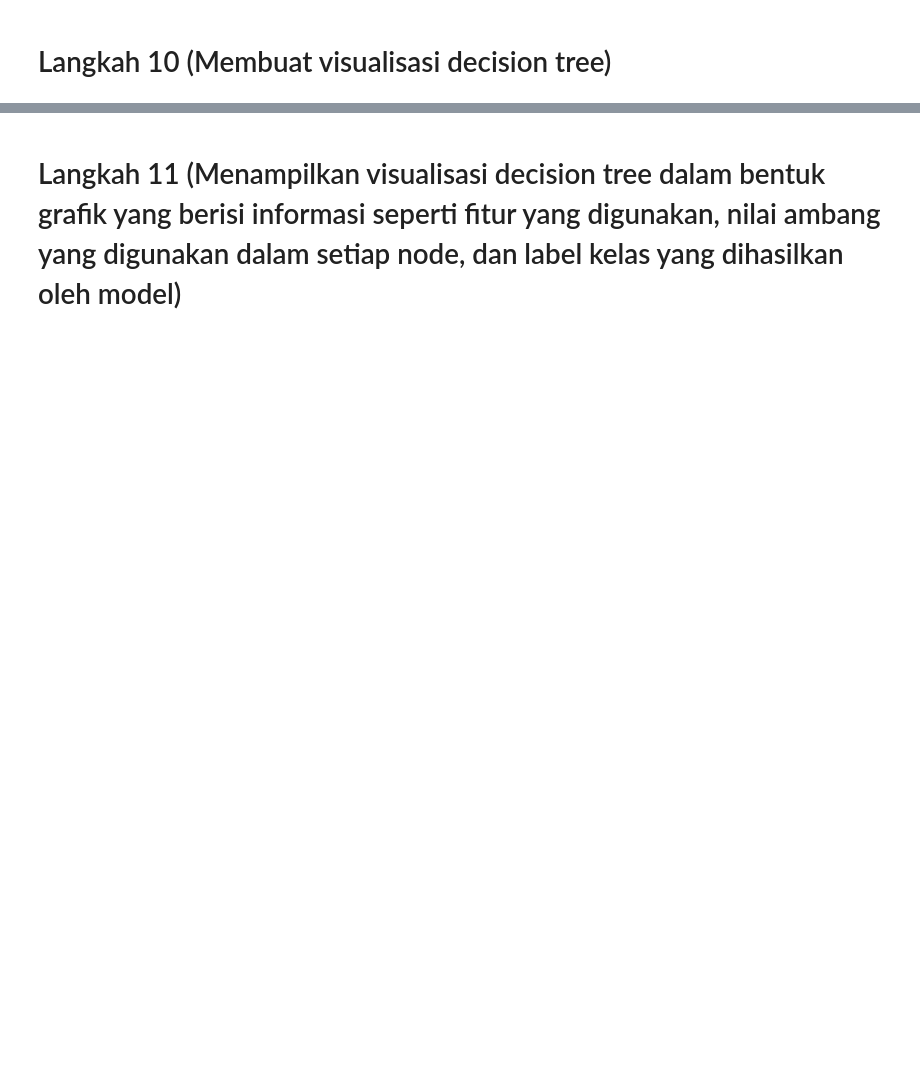
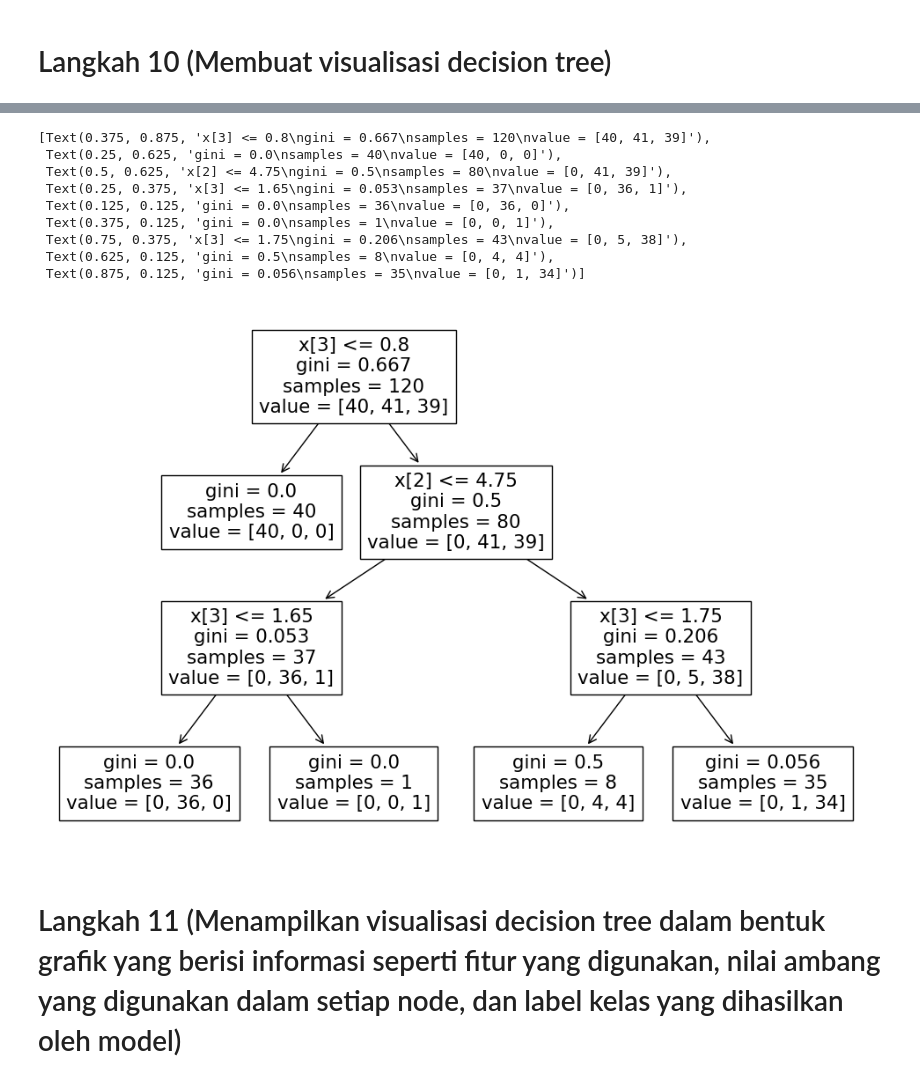
Before and after one commit to kusumagigih/PenambanganData, a Jupyter notebook: _sources/Tugas_DecisionTree.ipynb, the cells around one changed output, grey strips where cells are left out. Cells and saved outputs as stored; diff of their text form; code cells hidden in the pictures; blank space fills up the shorter version.

```diff
--- a/_sources/Tugas_DecisionTree.ipynb
+++ b/_sources/Tugas_DecisionTree.ipynb
@@ -43,0 +20,5 @@ y = df.iloc[:, -1]
+# %%
+df = pd.read_csv('https://raw.githubusercontent.com/kusumagigih/dataset/main/IrisDataset.csv')
+
+jumlah_baris = df.shape[0]
+df.head(jumlah_baris)
@@ -93,3 +85,6 @@ y = df_copy['variety']
+# %%
+X = df_copy[['sepal_length', 'sepal_width', 'petal_length', 'petal_width']]
+y = df_copy['species']
 # %% [markdown]
 # Langkah 8 (Membagi dataset menjadi data training dan data testing)
 # %%
@@ -105,5 +94 @@ X_train,X_test,y_train,y_test = train_test_split(X,y,test_size=0.2,random_state=
 # Langkah 9 (Membuat model decision tree)
-# %%
-from sklearn.tree import DecisionTreeClassifier, export_graphviz
-d3 = DecisionTreeClassifier()
-d3.fit(X_train, y_train)
@@ -111,0 +95,6 @@ DecisionTreeClassifier()
+# %%
+# membuat klasifikasi Decision Tree dengan kedalaman maksimum 3 dan kriteria pemisahan (splitting) Gini impurity.
+clf_gini = DecisionTreeClassifier(criterion="gini", max_depth=3, random_state=0)
+
+# memasukkan model
+clf_gini.fit(X_train, y_train)
@@ -122,3 +105,20 @@ graph
+# %%
+# membuat figure dengan ukuran 12x8 inch (atau sekitar 30x20 cm).
+plt.figure(figsize=(12,8))
+
+# embuat visualisasi decision tree
+tree.plot_tree(clf_gini.fit(X_train, y_train))
+# %% [output]
+[Text(0.375, 0.875, 'x[3] <= 0.8\ngini = 0.667\nsamples = 120\nvalue = [40, 41, 39]'),
+ Text(0.25, 0.625, 'gini = 0.0\nsamples = 40\nvalue = [40, 0, 0]'),
+ Text(0.5, 0.625, 'x[2] <= 4.75\ngini = 0.5\nsamples = 80\nvalue = [0, 41, 39]'),
+ Text(0.25, 0.375, 'x[3] <= 1.65\ngini = 0.053\nsamples = 37\nvalue = [0, 36, 1]'),
+ Text(0.125, 0.125, 'gini = 0.0\nsamples = 36\nvalue = [0, 36, 0]'),
+ Text(0.375, 0.125, 'gini = 0.0\nsamples = 1\nvalue = [0, 0, 1]'),
+ Text(0.75, 0.375, 'x[3] <= 1.75\ngini = 0.206\nsamples = 43\nvalue = [0, 5, 38]'),
+ Text(0.625, 0.125, 'gini = 0.5\nsamples = 8\nvalue = [0, 4, 4]'),
+ Text(0.875, 0.125, 'gini = 0.056\nsamples = 35\nvalue = [0, 1, 34]')]
+[figure, added]
 # %% [markdown]
 # Langkah 11 (Menampilkan visualisasi decision tree dalam bentuk grafik yang berisi informasi seperti fitur yang digunakan, nilai ambang yang digunakan dalam setiap node, dan label kelas yang dihasilkan oleh model)
 # %%
```
Also changed, not shown: parts of 18 cells of this notebook, 11 other files.
